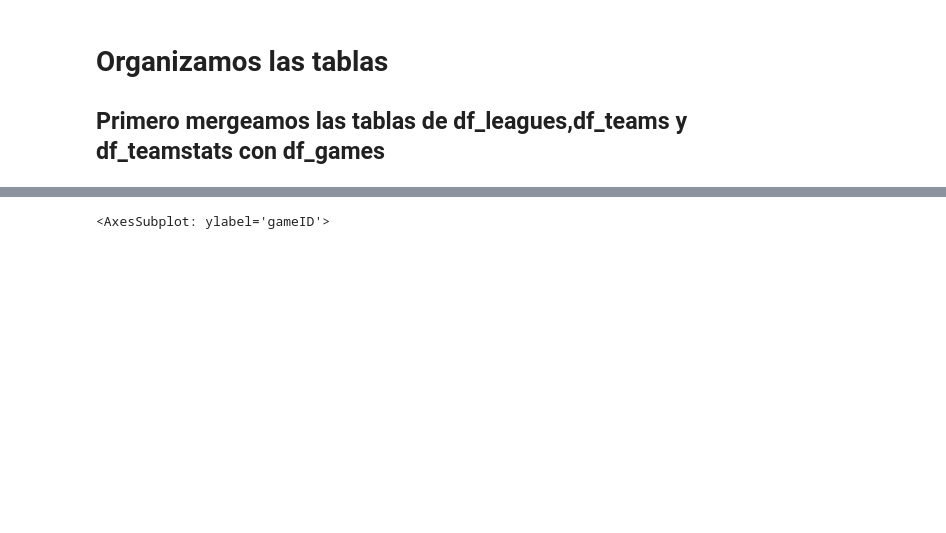
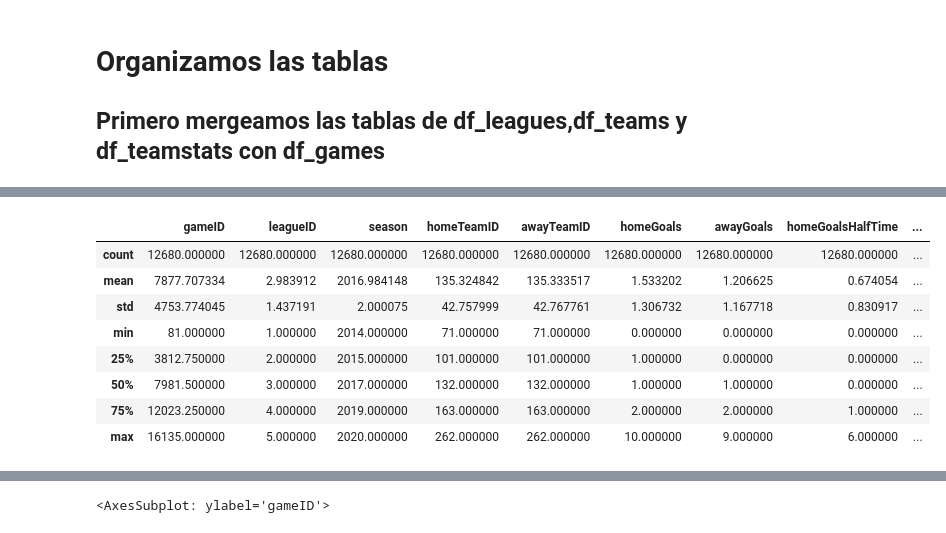
Before and after one commit to mcannoni/soccer_database, a Jupyter notebook: ProyectoDS_ParteI_+Cannoni+Poses.ipynb, the cells around one changed output, grey strips where cells are left out. Cells and saved outputs as stored; diff of their text form; code cells hidden in the pictures; blank space fills up the shorter version.

```diff
--- a/ProyectoDS_ParteI_+Cannoni+Poses.ipynb
+++ b/ProyectoDS_ParteI_+Cannoni+Poses.ipynb
@@ -7,6 +56,9 @@ import numpy as np
 import pandas as pd
 import seaborn as sns
 import matplotlib.pyplot as plt
+
+pd.set_option('display.max_columns', None)
+pd.set_option('display.max_rows', 40)
 # %%
 # df_games = pd.read_csv("games.csv")
 # df_teams = pd.read_csv("teams.csv")
@@ -97,0 +170,12 @@ df_f_game['month'] = pd.DatetimeIndex(df_f_game['date']).month
+# %%
+df_f_game.describe()
+# %% [output]
+|  | gameID | leagueID | season | homeTeamID | awayTeamID | homeGoals | awayGoals | homeGoalsHalfTime | ... |
+| count | 12680.000000 | 12680.000000 | 12680.000000 | 12680.000000 | 12680.000000 | 12680.000000 | 12680.000000 | 12680.000000 | ... |
+| mean | 7877.707334 | 2.983912 | 2016.984148 | 135.324842 | 135.333517 | 1.533202 | 1.206625 | 0.674054 | ... |
+| std | 4753.774045 | 1.437191 | 2.000075 | 42.757999 | 42.767761 | 1.306732 | 1.167718 | 0.830917 | ... |
+| min | 81.000000 | 1.000000 | 2014.000000 | 71.000000 | 71.000000 | 0.000000 | 0.000000 | 0.000000 | ... |
+| 25% | 3812.750000 | 2.000000 | 2015.000000 | 101.000000 | 101.000000 | 1.000000 | 0.000000 | 0.000000 | ... |
+| 50% | 7981.500000 | 3.000000 | 2017.000000 | 132.000000 | 132.000000 | 1.000000 | 1.000000 | 0.000000 | ... |
+| 75% | 12023.250000 | 4.000000 | 2019.000000 | 163.000000 | 163.000000 | 2.000000 | 2.000000 | 1.000000 | ... |
+| max | 16135.000000 | 5.000000 | 2020.000000 | 262.000000 | 262.000000 | 10.000000 | 9.000000 | 6.000000 | ... |
```
Also changed, not shown: parts of 29 cells of this notebook.
